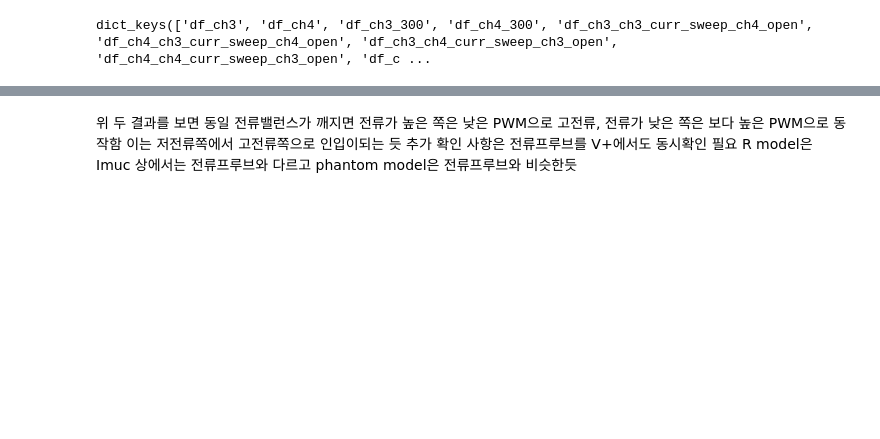
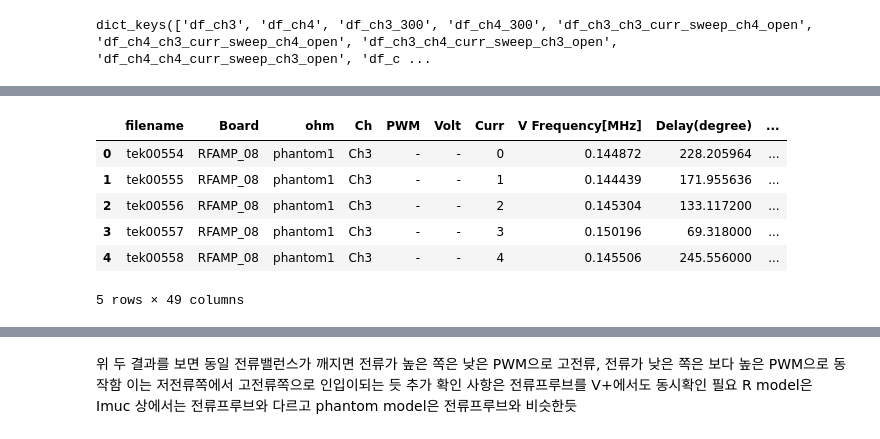
Before and after one commit to cswnote/sinewave_analyze, a Jupyter notebook: edit_columns.ipynb, the cells around one changed output, grey strips where cells are left out. Cells and saved outputs as stored; diff of their text form; code cells hidden in the pictures; blank space fills up the shorter version.

```diff
--- a/edit_columns.ipynb
+++ b/edit_columns.ipynb
@@ -204,0 +230,10 @@ df_ch4
+# %%
+df_all_dict['df_ch3_ch3_curr_sweep_ch4_220ma'].head()
+# %% [output]
+|  | filename | Board | ohm | Ch | PWM | Volt | Curr | V Frequency[MHz] | Delay(degree) | ... |
+| 0 | tek00554 | RFAMP_08 | phantom1 | Ch3 | - | - | 0 | 0.144872 | 228.205964 | ... |
+| 1 | tek00555 | RFAMP_08 | phantom1 | Ch3 | - | - | 1 | 0.144439 | 171.955636 | ... |
+| 2 | tek00556 | RFAMP_08 | phantom1 | Ch3 | - | - | 2 | 0.145304 | 133.117200 | ... |
+| 3 | tek00557 | RFAMP_08 | phantom1 | Ch3 | - | - | 3 | 0.150196 | 69.318000 | ... |
+| 4 | tek00558 | RFAMP_08 | phantom1 | Ch3 | - | - | 4 | 0.145506 | 245.556000 | ... |
+5 rows × 49 columns
```
Also changed, not shown: parts of 19 cells of this notebook.
